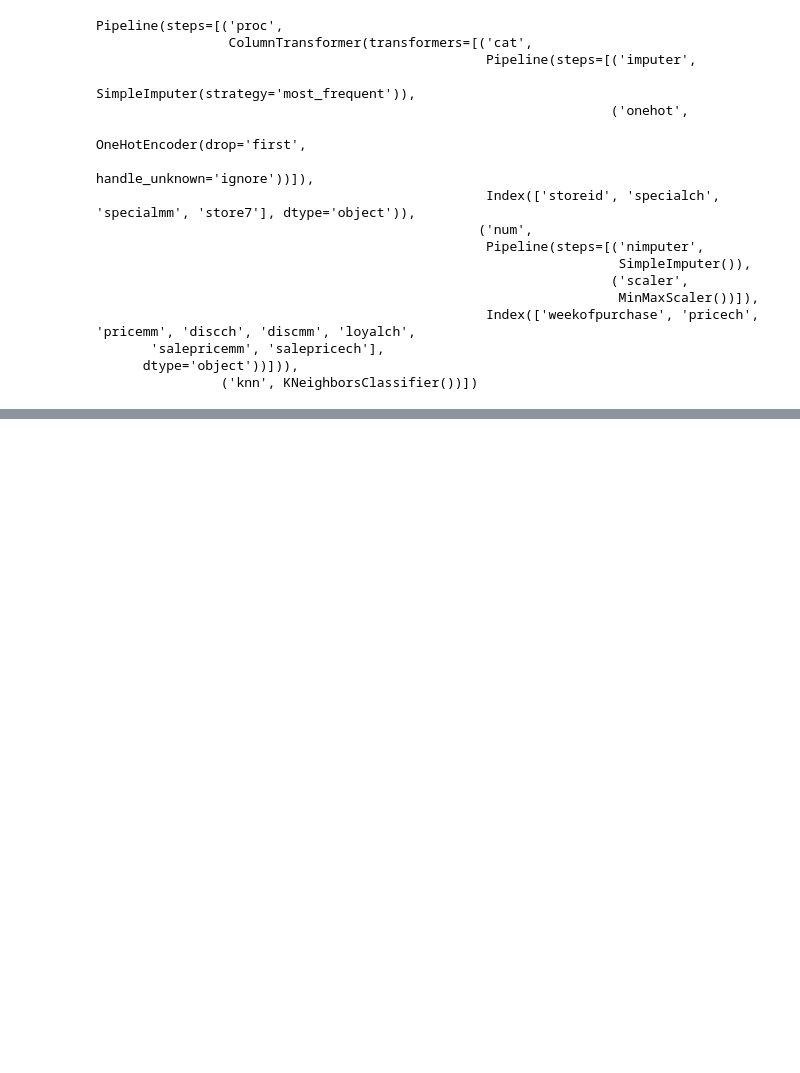
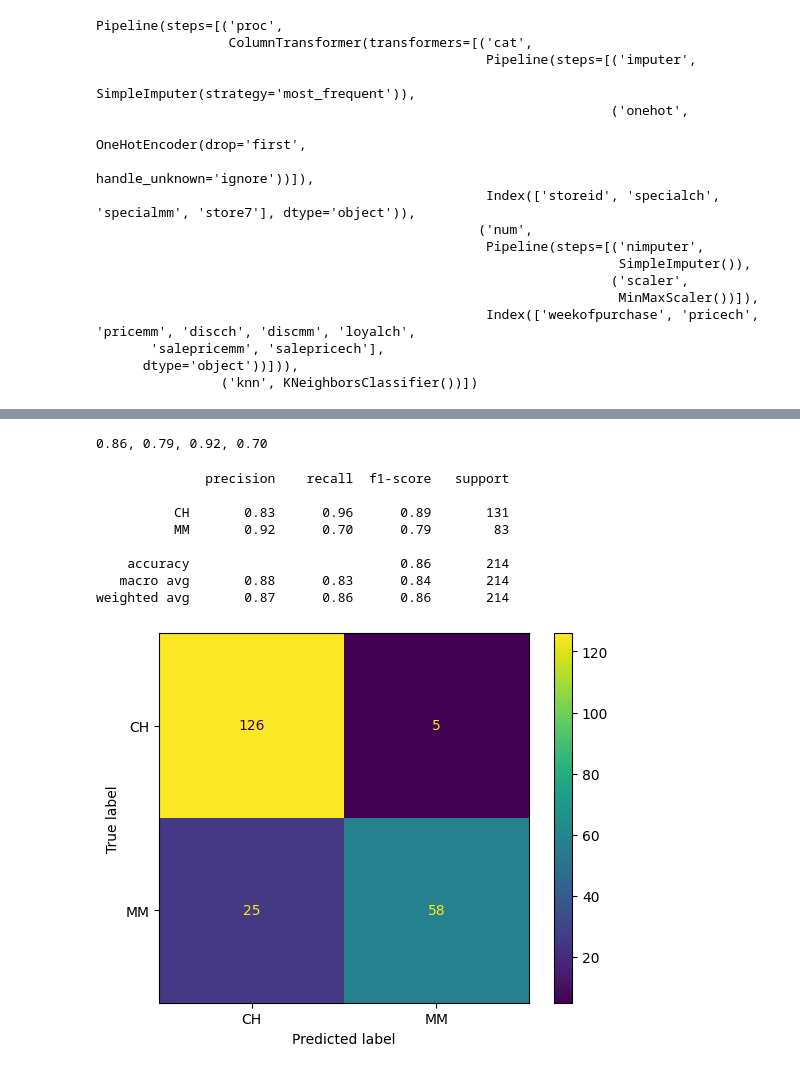
Before and after one commit to Alvizo-mx/processing_01, a Jupyter notebook: naranjas.ipynb, the cells around one changed output, grey strips where cells are left out. Drawn from its saved outputs; the diff is of its cells as text; code cells hidden in the pictures; blank space fills up the shorter version.

```diff
--- a/naranjas.ipynb
+++ b/naranjas.ipynb
@@ -205,0 +294,7 @@ Accuracy: 0.822429906542056
+# %%
+clf_rf = Pipeline([
+    ('proc', processor),
+    ('Random Forest', RandomForestClassifier(max_depth=3))
+])
+# %%
+clf_rf.fit(X_train, y_train_enc)
@@ -205,0 +319,27 @@ Accuracy: 0.822429906542056
+# %%
+y_pred_rf = clf_rf.predict(X_test)
+y_pred_score_rf = clf_rf.predict_proba(X_test)
+# %%
+accuracy_rf = accuracy_score(y_test_enc, y_pred_rf)
+f1_score_rf = f1_score(y_test_enc, y_pred_rf)
+precision_rf = precision_score(y_test_enc, y_pred_rf)
+roc_auc_rf = roc_auc_score(y_test_enc, y_pred_rf)
+recall_rf = recall_score(y_test_enc, y_pred_rf)
+algorthim_rf = "Random Forest"
+print(f'{accuracy_rf:.2f}, {f1_score_rf:.2f}, {precision_rf:.2f}, {recall_rf:.2f}')
+# %% [output]
+0.86, 0.79, 0.92, 0.70
+# %%
+print(classification_report(y_test_enc, y_pred_rf, target_names=label_encoder.classes_))
+ConfusionMatrixDisplay.from_predictions(y_test_enc,y_pred_rf, display_labels=label_encoder.classes_)
+plt.show()
+# %% [output]
+              precision    recall  f1-score   support
+
+          CH       0.83      0.96      0.89       131
+          MM       0.92      0.70      0.79        83
+
+    accuracy                           0.86       214
+   macro avg       0.88      0.83      0.84       214
+weighted avg       0.87      0.86      0.86       214
+[figure, added]
```
Also changed, not shown: parts of 21 cells of this notebook.
